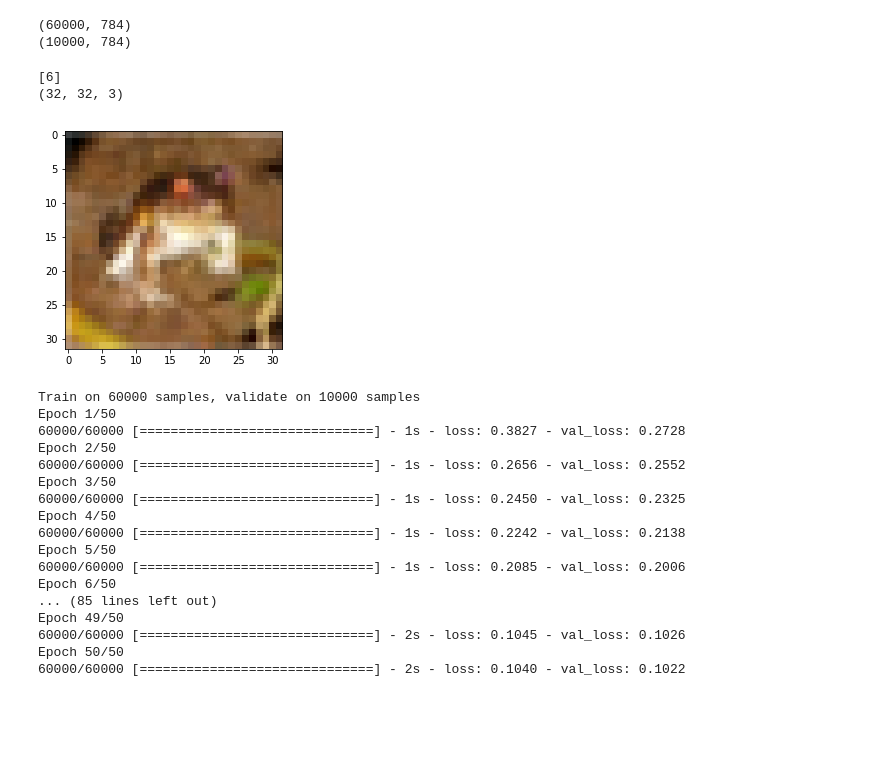
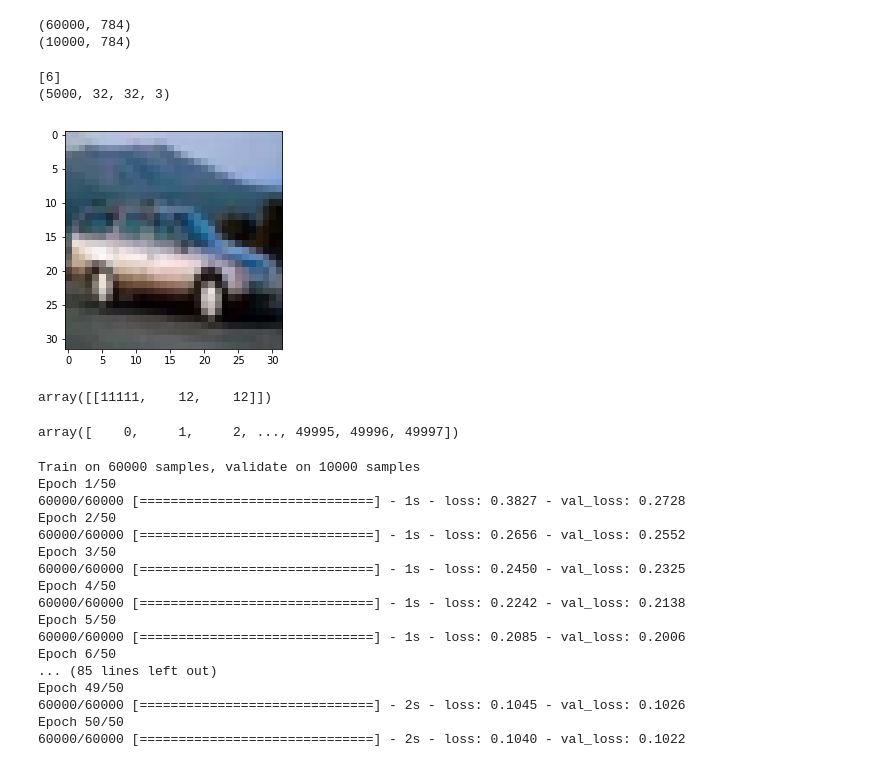
Before and after one commit to vwrj/cat-autoencoder, a Jupyter notebook: ae.ipynb, the cells around one changed output. Saved outputs shown, nothing was run; the diff lists cells and outputs as text; code cells hidden in the pictures; blank space fills up the shorter version.

```diff
--- a/ae.ipynb
+++ b/ae.ipynb
@@ -501,17 +599,37 @@ print(x_test.shape)
 # %%
 def rgb2gray(rgb):
     return np.dot(rgb[...,:3], [0.299, 0.587, 0.114])
-# %%
-(x_train, y_train), (x_test, y_test) = cifar10.load_data()
-print(y_train[0])
-print(x_train[0].shape)
-boom = rgb2gray(x_train[0])
-plt.imshow(x_train[0])
-plt.show()
-# %% [output]
-[6]
-(32, 32, 3)
-[figure, removed]
+# %%
+(x_train, y_train), (x_test, y_test) = cifar10.load_data()
+not_cars = np.where(y_train!=1)[0]
+boom = np.copy(x_train)
+x_train = np.delete(x_train, not_cars, axis=0)
+x_train = x_train.astype('float32') / 255.
+not_cars = np.where(y_test!=1)[0]
+x_test = np.delete(x_test, not_cars, axis=0)
+x_test = x_test.astype('float32') / 255.
+
+not_birds = np.where(y_train!=2)[0]
+birds = np.delete(boom, not_birds, axis=0)
+birds = birds.astype('float32') / 255.
+print(y_train[0])
+print(x_train.shape)
+plt.imshow(x_train[0])
+plt.show()
+# %% [output]
+[6]
+(5000, 32, 32, 3)
+[figure, added]
+# %%
+i = np.array([0, 2])
+boom = np.array([[1, 2, 2], [11111, 12, 12], [11, 12, 12]])
+np.delete(boom, i, axis=0)
+# %% [output]
+array([[11111,    12,    12]])
+# %%
+np.where(y_train!=1)[0]
+# %% [output]
+array([    0,     1,     2, ..., 49995, 49996, 49997])
 # %%
 autoencoder.fit(x_train, x_train,
                 epochs=50,
```
Also changed, not shown: parts of 18 cells of this notebook, 1 other file.
